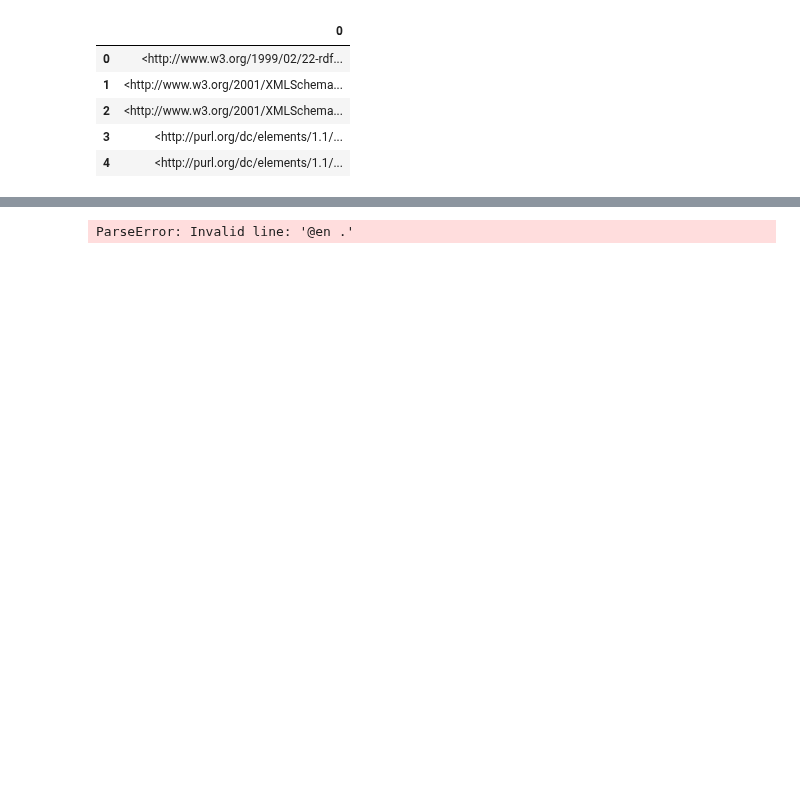
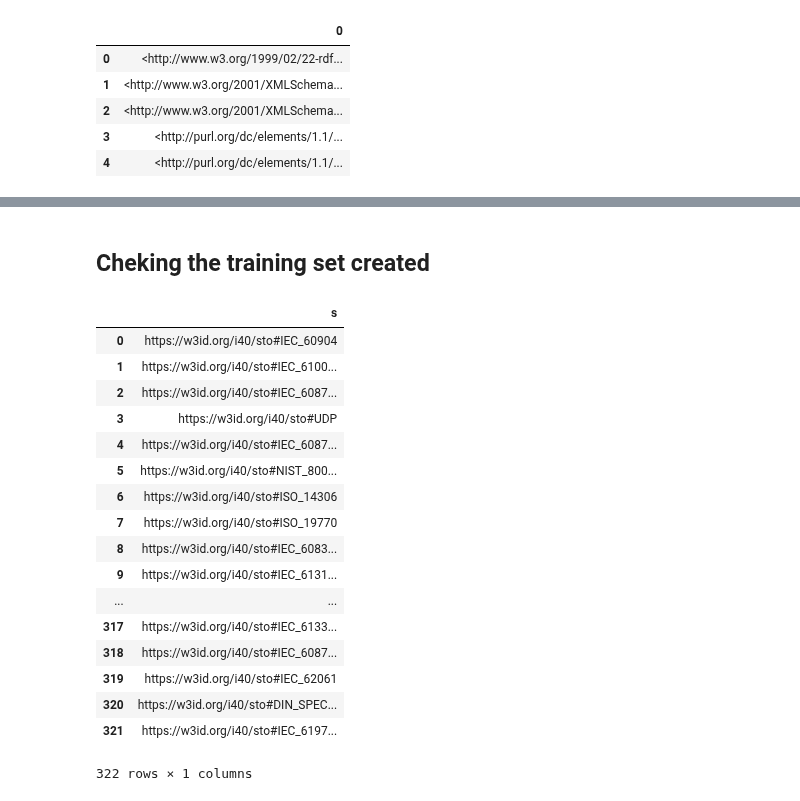
Before and after one commit to i40-Tools/I40KG-Embeddings, a Jupyter notebook: Dataset_creation.ipynb, the cells around one changed output, grey strips where cells are left out. Saved outputs shown, nothing was run; the diff lists cells and outputs as text; code cells hidden in the pictures; blank space fills up the shorter version.

```diff
--- a/Dataset_creation.ipynb
+++ b/Dataset_creation.ipynb
@@ -120,7 +139,8 @@ training_set.serialize(destination=input_path + 'yago_dataset_person.nt', format
+# %% [markdown]
+## Cheking the training set created
 # %%
-
 g = Graph()
-g.parse("sto/training_set_relatedTo.nt", format="nt")
+g.parse("sto/training_set_hasClassification.nt", format="nt")
 
 qres = g.query(
     """PREFIX owl: <http://www.w3.org/2002/07/owl#>
@@ -136,5 +156,3 @@ obj = []
 for row in qres:
     obj.append(str("%s" %row))
 entities.s=obj
-# %% [output]
-ParseError: Invalid line: '@en .'
@@ -168,0 +159,21 @@ trainig_set = dataset[~dataset.apply(tuple,1).isin(test_set.apply(tuple,1))]
+# %%
+entities
+# %% [output]
+|  | s |
+| 0 | https://w3id.org/i40/sto#IEC_60904 |
+| 1 | https://w3id.org/i40/sto#IEC_6100... |
+| 2 | https://w3id.org/i40/sto#IEC_6087... |
+| 3 | https://w3id.org/i40/sto#UDP |
+| 4 | https://w3id.org/i40/sto#IEC_6087... |
+| 5 | https://w3id.org/i40/sto#NIST_800... |
+| 6 | https://w3id.org/i40/sto#ISO_14306 |
+| 7 | https://w3id.org/i40/sto#ISO_19770 |
+| 8 | https://w3id.org/i40/sto#IEC_6083... |
+| 9 | https://w3id.org/i40/sto#IEC_6131... |
+| ... | ... |
+| 317 | https://w3id.org/i40/sto#IEC_6133... |
+| 318 | https://w3id.org/i40/sto#IEC_6087... |
+| 319 | https://w3id.org/i40/sto#IEC_62061 |
+| 320 | https://w3id.org/i40/sto#DIN_SPEC... |
+| 321 | https://w3id.org/i40/sto#IEC_6197... |
+322 rows × 1 columns
```
Also changed, not shown: parts of 16 cells of this notebook, 1 other file.
